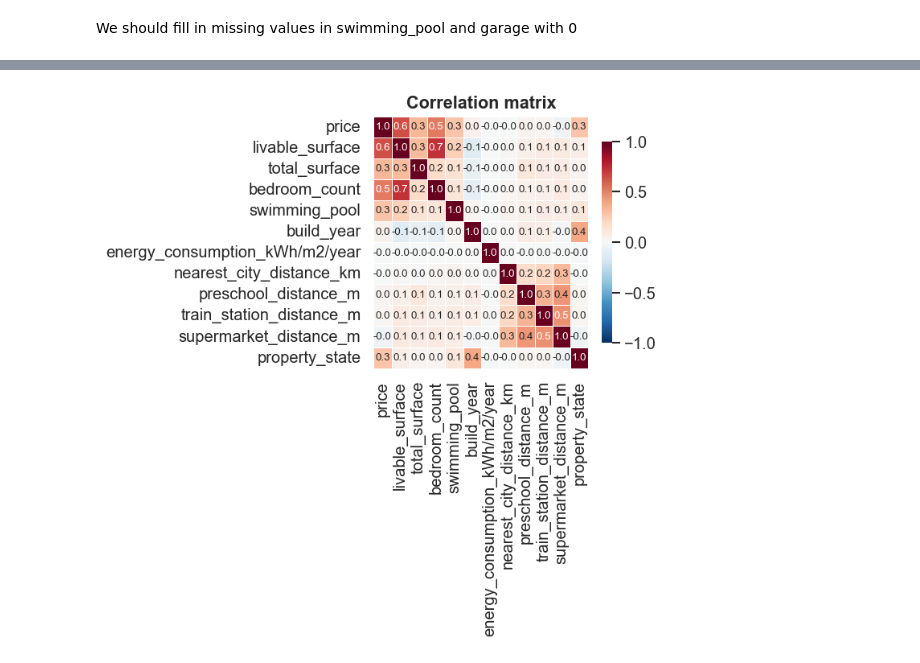
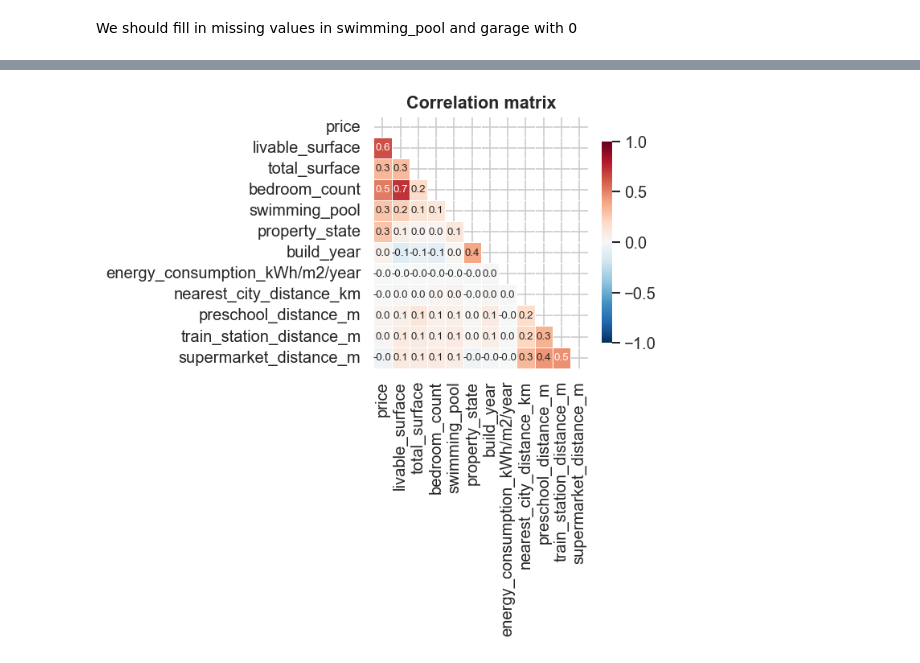
Before and after one commit to lienkt/immo-eliza-turtles-analysis, a Jupyter notebook: max_eploratory_work.ipynb, the cells around one changed output, grey strips where cells are left out. Saved outputs shown, nothing was run; the diff lists cells and outputs as text; code cells hidden in the pictures.

```diff
--- a/max_eploratory_work.ipynb
+++ b/max_eploratory_work.ipynb
@@ -6,11 +8,20 @@ import seaborn as sns
 # %%
 df = pd.read_json("./data/cleaned/clean_dataframe.json")
+df["price"] = df["price"] // 100
 
-rows_to_Int64 = ["postcode", "price", "build_year", "bedroom_count", "livable_surface", "total_surface", "garage", "terrace", "swimming_pool", "energy_consumption_kWh/m2/year", "preschool_distance_m", "train_station_distance_m", "supermarket_distance_m"]
+cols_to_Int64 = ["postcode", "price", "build_year", "bedroom_count", "livable_surface", "total_surface", "garage", "terrace", "swimming_pool", "energy_consumption_kWh/m2/year", "preschool_distance_m", "train_station_distance_m", "supermarket_distance_m", "price_per_m2"]
 
-for row in rows_to_Int64:
-    if df[row].dtype == "float64":
-        df[row] = df[row].astype("Int64")
+for col in cols_to_Int64:
+    if df[col].dtype == "float64":
+        df[col] = df[col].astype("Int64")
 
+df['property_state'] = df['property_state'].replace('To be renovated', 'To renovate')
 #other option: pd.read_json(file_path, dtype={"postcode": "Int64", ...})
-df["price"] = df["price"] // 100
+# %%
+df = pd.read_json("./data/cleaned/clean_dataframe2.json")
+cols_to_Int64 = ["postcode", "price", "build_year", "bedroom_count", "livable_surface", "total_surface", "garage", "terrace", "swimming_pool", "energy_consumption_kWh/m2/year", "preschool_distance_m", "train_station_distance_m", "supermarket_distance_m", "price_per_m2"]
+
+for col in cols_to_Int64:
+    if df[col].dtype == "float64":
+        df[col] = df[col].astype("Int64")
+df.info()
@@ -185,5 +127,9 @@ YES : 5.30 %
 aparts = df[df["property_type"] == "apartment"]
 houses = df[df["property_type"] == "house"]
 # %%
-numerical = df[['price', 'livable_surface', 'total_surface', 'bedroom_count', 'swimming_pool', 'build_year', "energy_consumption_kWh/m2/year", 'nearest_city_distance_km', "preschool_distance_m", "train_station_distance_m", "supermarket_distance_m"]]
-#should change property_state to numerical values??
+numerical = df[['price', 'livable_surface', 'total_surface', 'bedroom_count', 'swimming_pool', 'property_state', 'build_year', "energy_consumption_kWh/m2/year", 'nearest_city_distance_km', "preschool_distance_m", "train_station_distance_m", "supermarket_distance_m"]]
+
+numerical['nearest_city_distance_km'] = numerical['nearest_city_distance_km'].round().astype("Int64")
+
+states_dict = {"Excellent": 7, "Fully renovated": 5, "New": 6, "Normal": 4, "To demolish": 0, "To renovate": 2, "To restore": 1, "Under construction": 3}
+numerical['property_state'] = numerical['property_state'].map(states_dict)
@@ -273,12 +169,11 @@ Name: property_state, dtype: float64
-# %%
-numerical['property_state'] = df['property_state']
 # %%
 fig, ax = plt.subplots(figsize=(6, 6))
 
 corr = numerical.corr()
-sns.heatmap(corr, ax=ax, cmap='RdBu_r', center=0, vmin=-1, vmax=1, annot=True, fmt='.1f',
+mask = np.triu(np.ones_like(corr, dtype=bool))
+sns.heatmap(corr, ax=ax, mask=mask,cmap='RdBu_r', center=0, vmin=-1, vmax=1, annot=True, fmt='.1f',
             linewidths=0.5, annot_kws={'size': 8}, cbar_kws={'shrink': 0.8})
 ax.set_title('Correlation matrix')
 plt.tight_layout()
 # %% [output]
-[figure, old version]
+[figure, new version]
```
Also changed, not shown: parts of 31 cells of this notebook, 5 other files.
